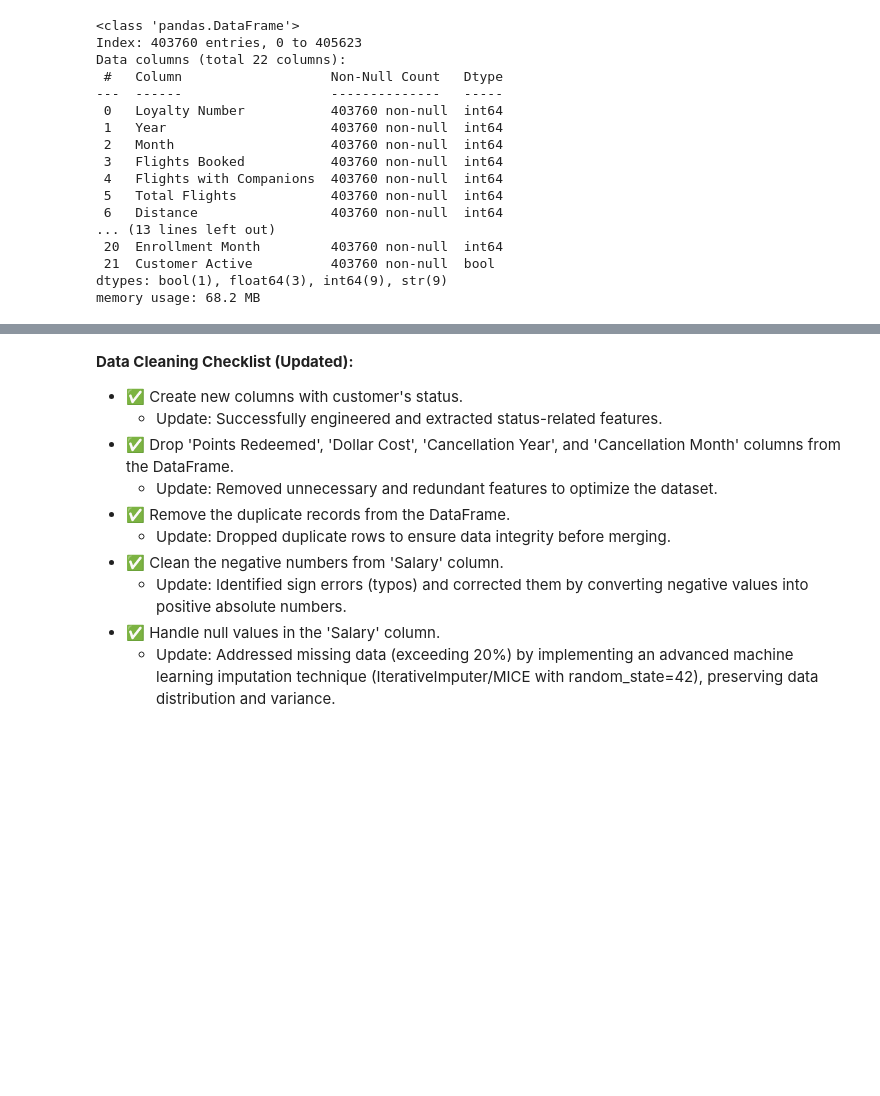
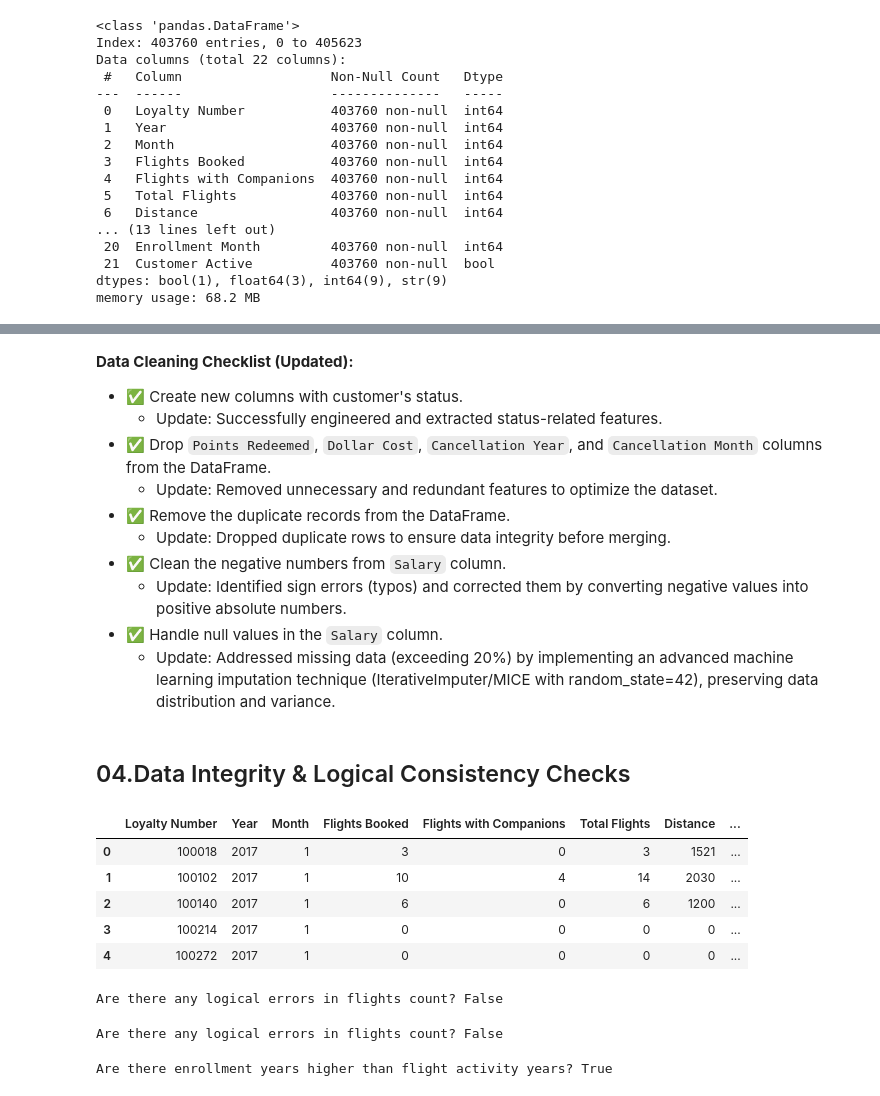
Before and after one commit to Adalab/bda-modulo-3-evaluacion-final-MATC-90, a Jupyter notebook: src/notebooks/01_EDA_Merge_and_Cleaning.ipynb, the cells around one changed output, grey strips where cells are left out. Cells and saved outputs as stored; diff of their text form; code cells hidden in the pictures; blank space fills up the shorter version.

Commit message:
fixing some minor errors and adding a logical consistency check

```diff
--- a/src/notebooks/01_EDA_Merge_and_Cleaning.ipynb
+++ b/src/notebooks/01_EDA_Merge_and_Cleaning.ipynb
@@ -386,11 +395,40 @@ df_merge.sample(5)
 
 * ✅ Create new columns with customer's status.
     - Update: Successfully engineered and extracted status-related features.
-* ✅ Drop 'Points Redeemed', 'Dollar Cost', 'Cancellation Year', and 'Cancellation Month' columns from the DataFrame.
+* ✅ Drop `Points Redeemed`, `Dollar Cost`, `Cancellation Year`, and `Cancellation Month` columns from the DataFrame.
     - Update: Removed unnecessary and redundant features to optimize the dataset.
 * ✅ Remove the duplicate records from the DataFrame.
     - Update: Dropped duplicate rows to ensure data integrity before merging.
-* ✅ Clean the negative numbers from 'Salary' column.
+* ✅ Clean the negative numbers from `Salary` column.
     - Update: Identified sign errors (typos) and corrected them by converting negative values into positive absolute numbers.
-* ✅ Handle null values in the 'Salary' column.
+* ✅ Handle null values in the `Salary` column.
     - Update: Addressed missing data (exceeding 20%) by implementing an advanced machine learning imputation technique (IterativeImputer/MICE with random_state=42), preserving data distribution and variance.
+# %% [markdown]
+## 04.Data Integrity & Logical Consistency Checks
+# %%
+df_merge.head()
+# %% [output]
+|  | Loyalty Number | Year | Month | Flights Booked | Flights with Companions | Total Flights | Distance | ... |
+| 0 | 100018 | 2017 | 1 | 3 | 0 | 3 | 1521 | ... |
+| 1 | 100102 | 2017 | 1 | 10 | 4 | 14 | 2030 | ... |
+| 2 | 100140 | 2017 | 1 | 6 | 0 | 6 | 1200 | ... |
+| 3 | 100214 | 2017 | 1 | 0 | 0 | 0 | 0 | ... |
+| 4 | 100272 | 2017 | 1 | 0 | 0 | 0 | 0 | ... |
+# %%
+# Check logical consistency: Booked flights should never exceed Total Flights
+booked_vs_total_error = (df_merge['Flights Booked'] > df_merge['Total Flights']).any()
+print(f"Are there any logical errors in flights count? {booked_vs_total_error}")
+# %% [output]
+Are there any logical errors in flights count? False
+# %%
+# Check logical consistency: Booked flights should never exceed Total Flights
+booked_vs_total_error = (df_merge['Flights with Companions'] > df_merge['Total Flights']).any()
+print(f"Are there any logical errors in flights count? {booked_vs_total_error}")
+# %% [output]
+Are there any logical errors in flights count? False
+# %%
+# Verify that enrollment year makes sense chronologically (prior or equal to flight activity year)
+enrollment_date_error = (df_merge['Enrollment Year'] > df_merge['Year']).any()
+print(f"Are there enrollment years higher than flight activity years? {enrollment_date_error}")
+# %% [output]
+Are there enrollment years higher than flight activity years? True
```
Also changed, not shown: parts of 24 cells of this notebook.
